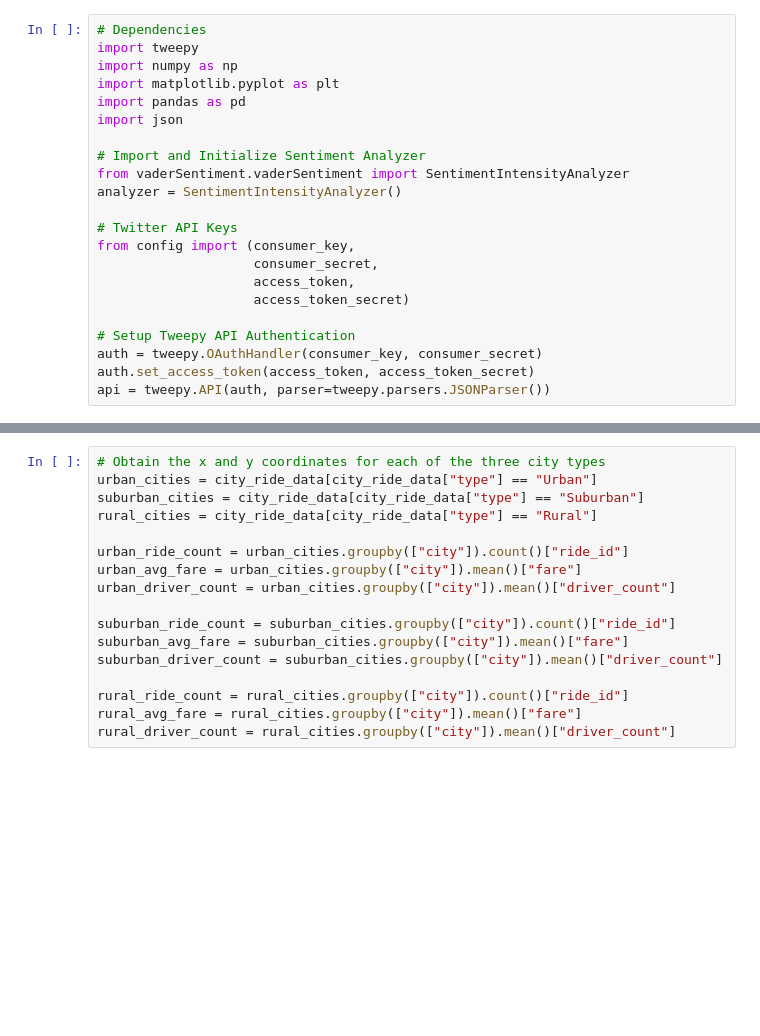
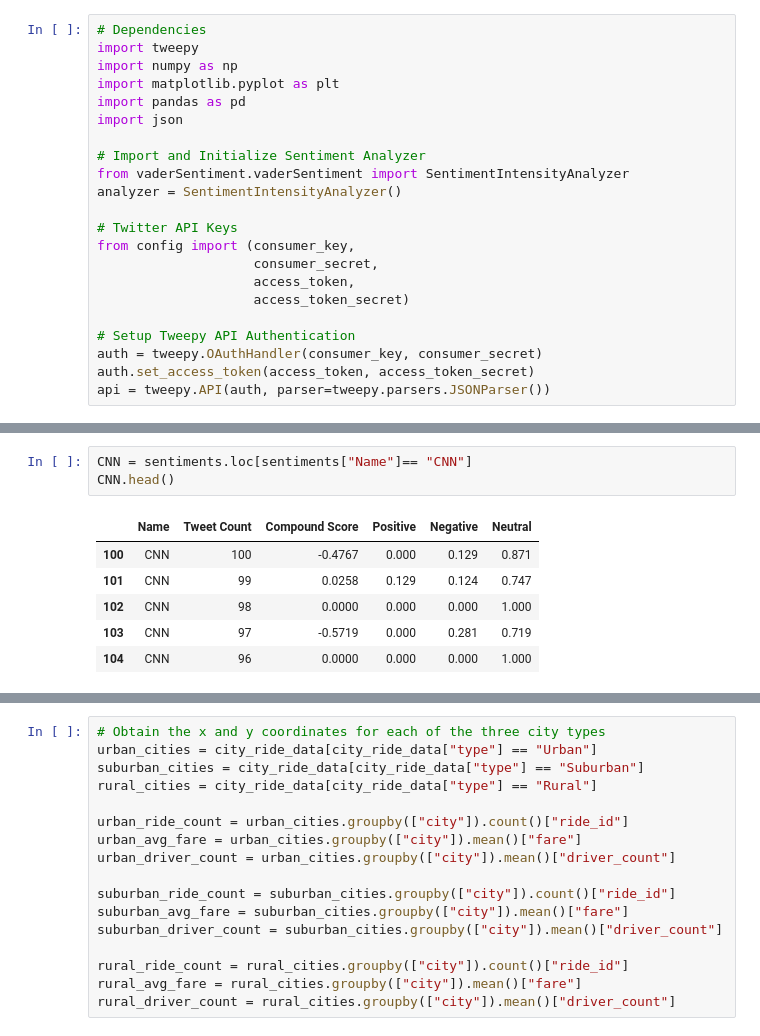
Before and after one commit to wendywalsh/social_analytics, a Jupyter notebook: Instructions_social_analytics.ipynb, the cells around one changed output, grey strips where cells are left out. Drawn from its saved outputs; the diff is of its cells as text; blank space fills up the shorter version.

```diff
--- a/Instructions_social_analytics.ipynb
+++ b/Instructions_social_analytics.ipynb
@@ -212,0 +131,10 @@ sentiments_pd.head()
+# %%
+CNN = sentiments.loc[sentiments["Name"]== "CNN"]
+CNN.head()
+# %% [output]
+|  | Name | Tweet Count | Compound Score | Positive | Negative | Neutral |
+| 100 | CNN | 100 | -0.4767 | 0.000 | 0.129 | 0.871 |
+| 101 | CNN | 99 | 0.0258 | 0.129 | 0.124 | 0.747 |
+| 102 | CNN | 98 | 0.0000 | 0.000 | 0.000 | 1.000 |
+| 103 | CNN | 97 | -0.5719 | 0.000 | 0.281 | 0.719 |
+| 104 | CNN | 96 | 0.0000 | 0.000 | 0.000 | 1.000 |
```
Also changed, not shown: parts of 14 cells of this notebook, 2 other files.
